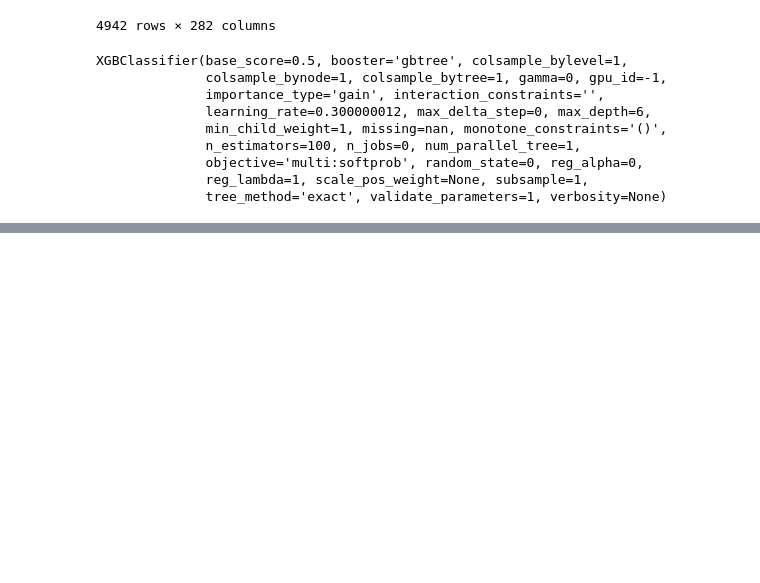
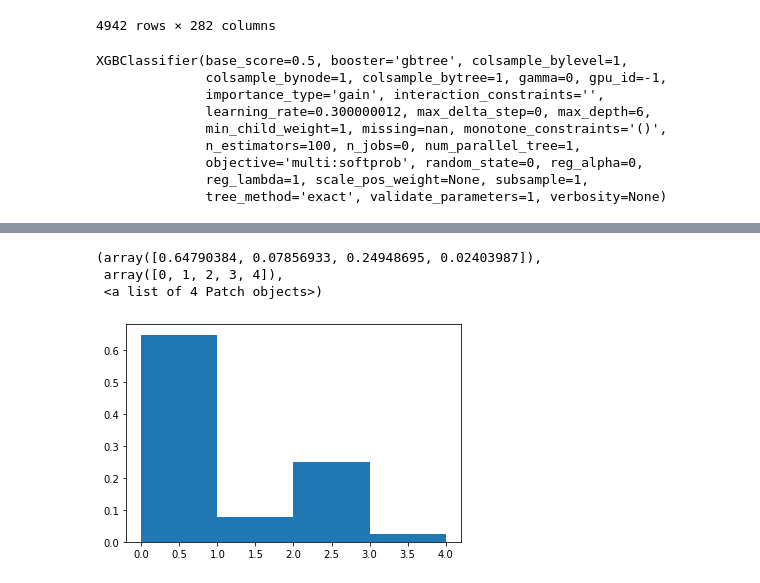
Before and after one commit to LukeAndrewSmith/AML, a Jupyter notebook: Task_3/Solution/Pipelines/XGB_feat_sel_isolation_forest.ipynb, the cells around one changed output, grey strips where cells are left out. Saved outputs shown, nothing was run; the diff lists cells and outputs as text; code cells hidden in the pictures; blank space fills up the shorter version.

```diff
--- a/Task_3/Solution/Pipelines/XGB_feat_sel_isolation_forest.ipynb
+++ b/Task_3/Solution/Pipelines/XGB_feat_sel_isolation_forest.ipynb
@@ -248,0 +269,7 @@ y_pred_pd.to_csv('../../Predictions/XGB_175outliers_282features.csv', index_labe
+# %%
+plt.hist(y_pred,bins=[0,1, 2, 3, 4],density=True)
+# %% [output]
+(array([0.64790384, 0.07856933, 0.24948695, 0.02403987]),
+ array([0, 1, 2, 3, 4]),
+ <a list of 4 Patch objects>)
+[figure, added]
```
Also changed, not shown: parts of 24 cells of this notebook.
